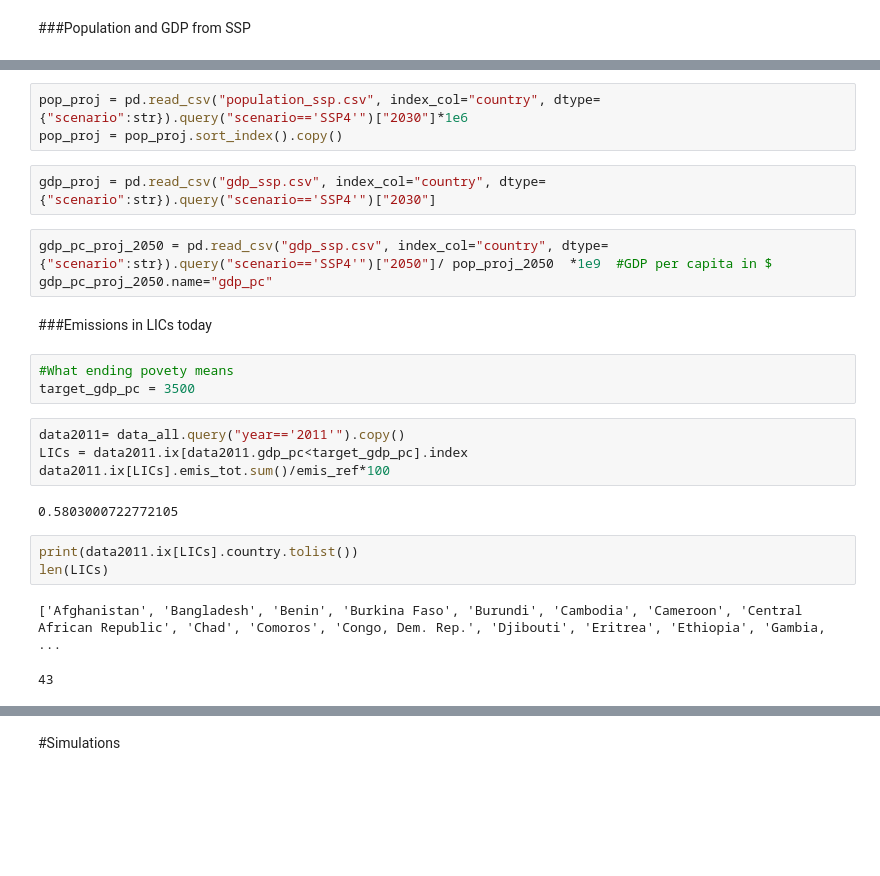
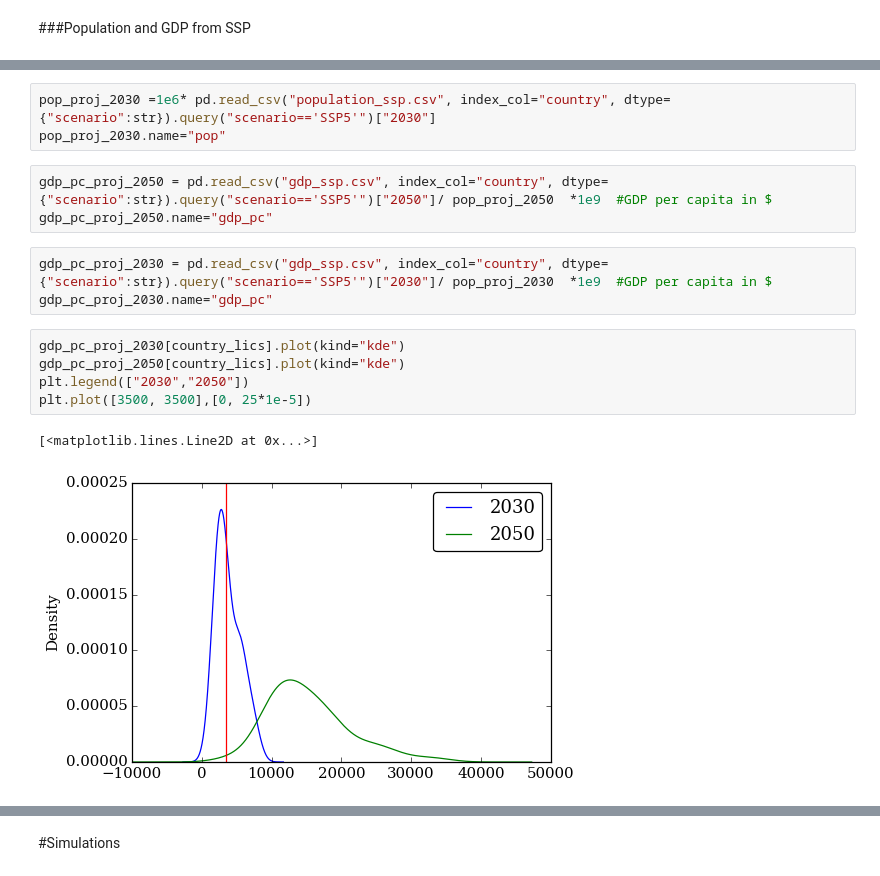
Before and after one commit to adrivsh/hh_emi_ineq, a Jupyter notebook: countries_emis_ineq.ipynb, the cells around one changed output, grey strips where cells are left out. Drawn from its saved outputs; the diff is of its cells as text; blank space fills up the shorter version.

```diff
--- a/countries_emis_ineq.ipynb
+++ b/countries_emis_ineq.ipynb
@@ -186,26 +207,18 @@ pop_proj_2050 = pop_proj_2050.sort_index().copy()
 pop_proj_2050.name="pop"
 # %%
-pop_proj = pd.read_csv("population_ssp.csv", index_col="country", dtype={"scenario":str}).query("scenario=='SSP4'")["2030"]*1e6
-pop_proj = pop_proj.sort_index().copy()
+pop_proj_2030 =1e6* pd.read_csv("population_ssp.csv", index_col="country", dtype={"scenario":str}).query("scenario=='SSP5'")["2030"]
+pop_proj_2030.name="pop"
+# %%
+gdp_pc_proj_2050 = pd.read_csv("gdp_ssp.csv", index_col="country", dtype={"scenario":str}).query("scenario=='SSP5'")["2050"]/ pop_proj_2050  *1e9  #GDP per capita in $
+gdp_pc_proj_2050.name="gdp_pc"
 # %%
-gdp_proj = pd.read_csv("gdp_ssp.csv", index_col="country", dtype={"scenario":str}).query("scenario=='SSP4'")["2030"]
+gdp_pc_proj_2030 = pd.read_csv("gdp_ssp.csv", index_col="country", dtype={"scenario":str}).query("scenario=='SSP5'")["2030"]/ pop_proj_2030  *1e9  #GDP per capita in $
+gdp_pc_proj_2030.name="gdp_pc"
-# %%
-gdp_pc_proj_2050 = pd.read_csv("gdp_ssp.csv", index_col="country", dtype={"scenario":str}).query("scenario=='SSP4'")["2050"]/ pop_proj_2050  *1e9  #GDP per capita in $
-gdp_pc_proj_2050.name="gdp_pc"
-# %% [markdown]
-###Emissions in LICs today
-# %%
-#What ending povety means
-target_gdp_pc = 3500
-# %%
-data2011= data_all.query("year=='2011'").copy()
-LICs = data2011.ix[data2011.gdp_pc<target_gdp_pc].index
-data2011.ix[LICs].emis_tot.sum()/emis_ref*100
-# %% [output]
-0.5803000722772105
-# %%
-print(data2011.ix[LICs].country.tolist())
-len(LICs)
-# %% [output]
-['Afghanistan', 'Bangladesh', 'Benin', 'Burkina Faso', 'Burundi', 'Cambodia', 'Cameroon', 'Central African Republic', 'Chad', 'Comoros', 'Congo, Dem. Rep.', 'Djibouti', 'Eritrea', 'Ethiopia', 'Gambia, ...
-43
+# %%
+gdp_pc_proj_2030[country_lics].plot(kind="kde")
+gdp_pc_proj_2050[country_lics].plot(kind="kde")
+plt.legend(["2030","2050"])
+plt.plot([3500, 3500],[0, 25*1e-5])
+# %% [output]
+[<matplotlib.lines.Line2D at 0x...>]
+[figure, added]
```
Also changed, not shown: parts of 48 cells of this notebook, 5 other files.
